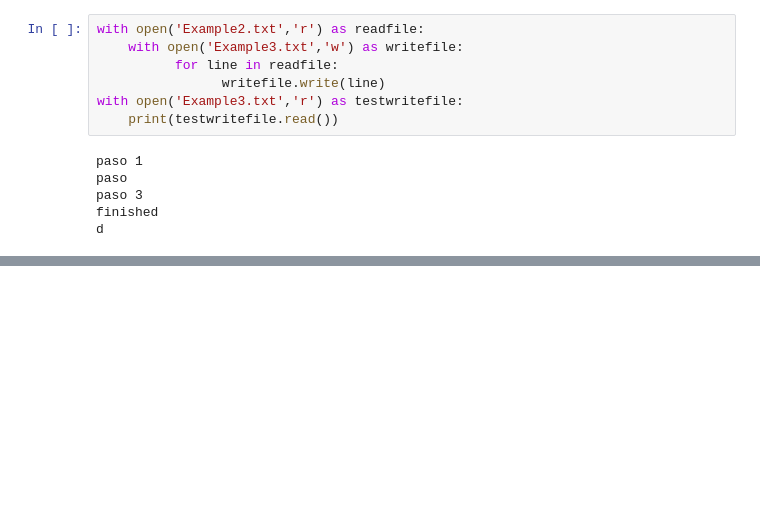
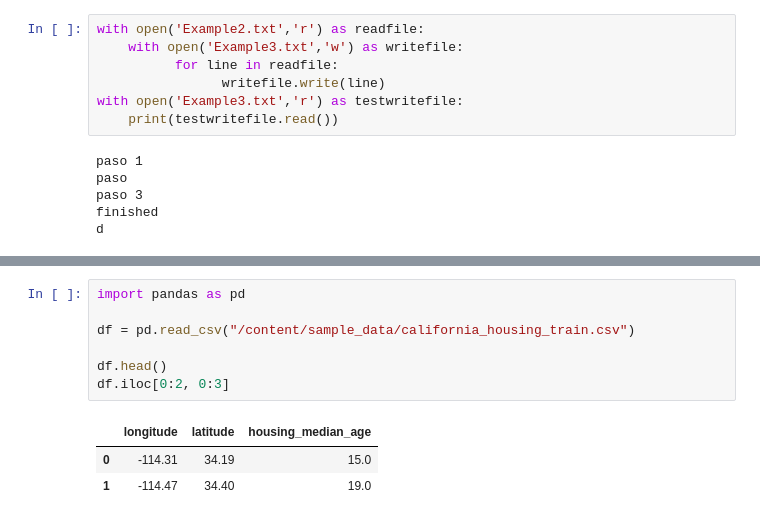
Before and after one commit to PosgradoMNA/actividades-de-aprendizaje-toro-sal, a Jupyter notebook: SEMANA2.ipynb, the cells around one changed output, grey strips where cells are left out. Cells and saved outputs as stored; diff of their text form; blank space fills up the shorter version.

```diff
--- a/SEMANA2.ipynb
+++ b/SEMANA2.ipynb
@@ -339,0 +411,11 @@ d
+# %%
+import pandas as pd
+
+df = pd.read_csv("/content/sample_data/california_housing_train.csv")
+
+df.head()
+df.iloc[0:2, 0:3]
+# %% [output]
+|  | longitude | latitude | housing_median_age |
+| 0 | -114.31 | 34.19 | 15.0 |
+| 1 | -114.47 | 34.40 | 19.0 |
```
Also changed, not shown: parts of 5 cells of this notebook.
